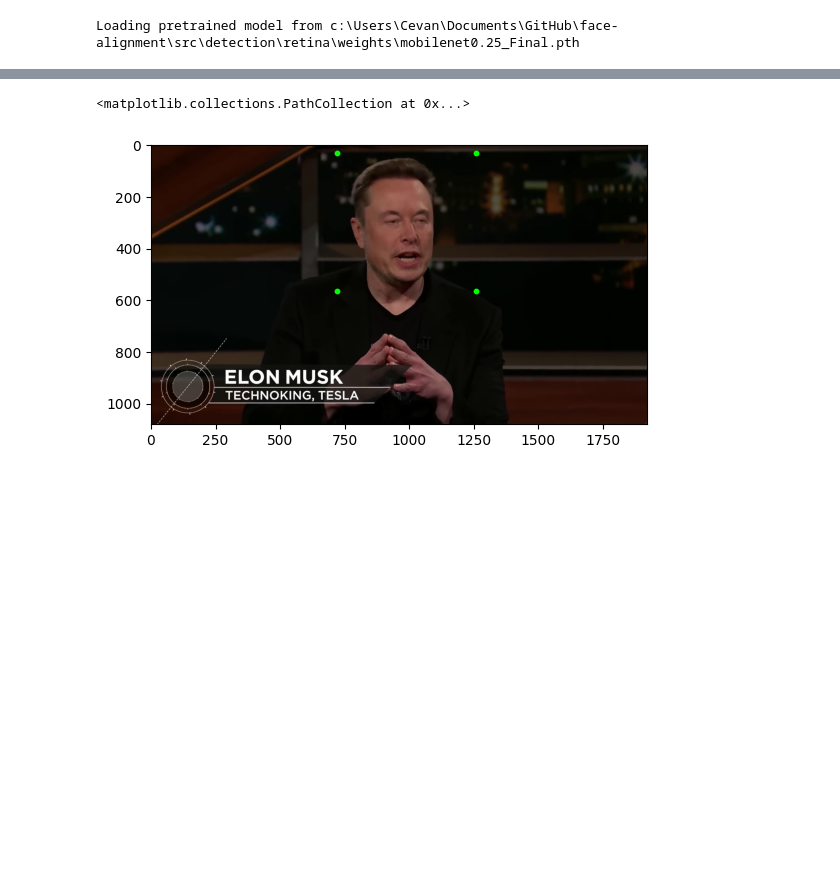
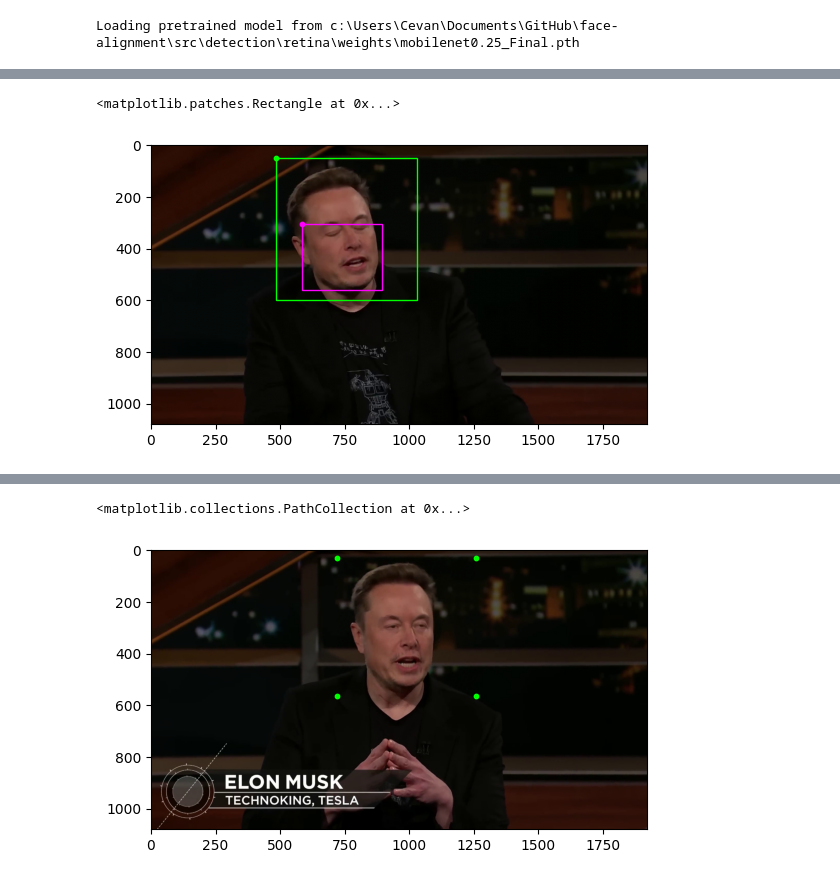
Before and after one commit to Steralys/Alignement, a Jupyter notebook: examples/Pasteback.ipynb, the cells around one changed output, grey strips where cells are left out. Saved outputs shown, nothing was run; the diff lists cells and outputs as text; code cells hidden in the pictures; blank space fills up the shorter version.

```diff
--- a/examples/Pasteback.ipynb
+++ b/examples/Pasteback.ipynb
@@ -109,0 +100,19 @@ def paste(cropped_frames, x1, y1, sizes, rotations, original_shape):
+# %%
+mask_infos = torch.Tensor([[100, 256, 312, 256], [100, 256, 312, 256], [100, 256, 312, 256], [100, 256, 312, 256]])
+size_factor = mask_infos[:, 2] / 512 # torch.Size([4])
+new_x1y1 = info[:, :2] + mask_infos[:, :2]# * size_factor.unsqueeze(1)
+new_size = mask_infos[:, 2:] #* size_factor.unsqueeze(1)
+new_infos = torch.cat([new_x1y1, new_size, info[:, 3].unsqueeze(1)], dim=1)
+
+idx = 0
+plt.imshow(vid[idx].permute(1, 2, 0).numpy()/255)
+plt.scatter(info[idx, 0], info[idx, 1], s=10, c='lime', marker='o')
+plt.scatter(new_x1y1[idx, 0], new_x1y1[idx, 1], s=10, c='magenta', marker='o')
+
+rect = patches.Rectangle(new_x1y1[idx], new_size[idx, 0], new_size[idx, 1], linewidth=1, edgecolor='magenta', facecolor='none')
+rect2 = patches.Rectangle(info[idx, :2], info[idx, 2], info[idx, 2], linewidth=1, edgecolor='lime', facecolor='none')
+plt.gca().add_patch(rect)
+plt.gca().add_patch(rect2)
+# %% [output]
+<matplotlib.patches.Rectangle at 0x...>
+[figure, added]
```
Also changed, not shown: parts of 13 cells of this notebook, 2 other files.
